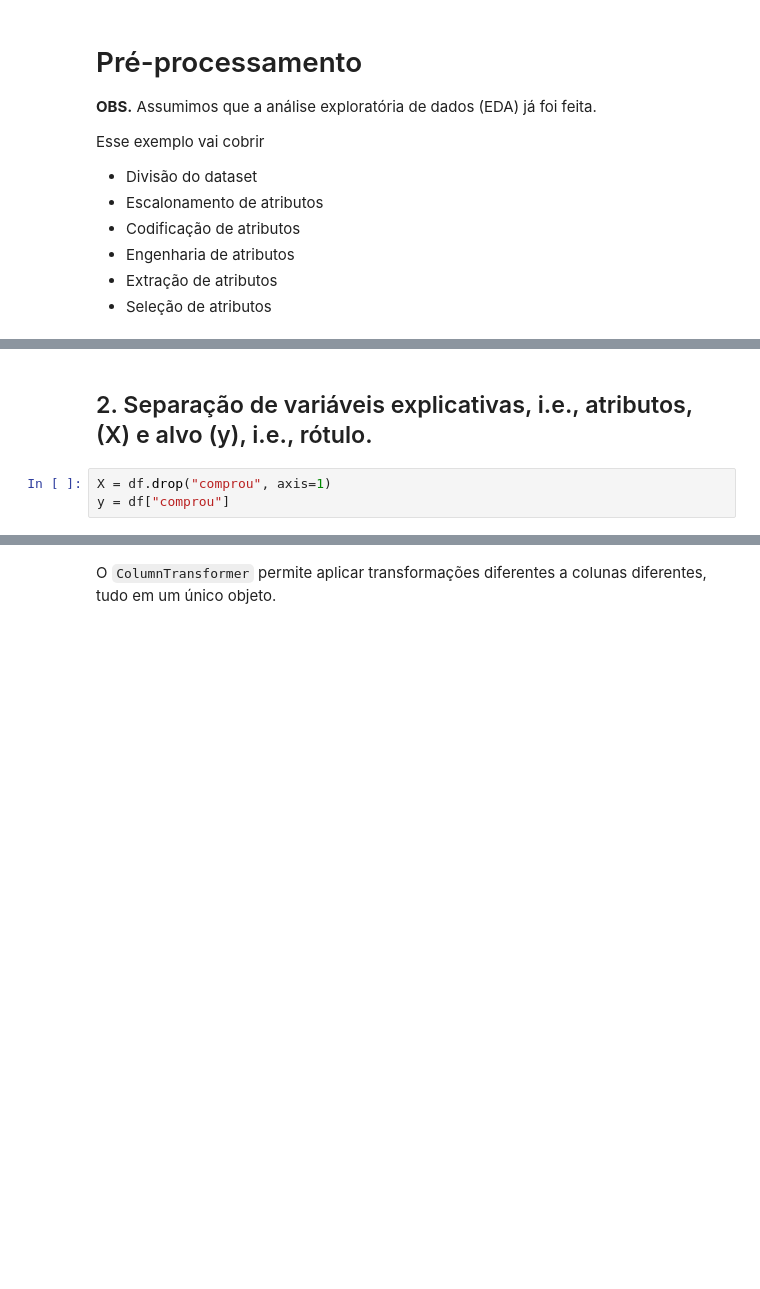
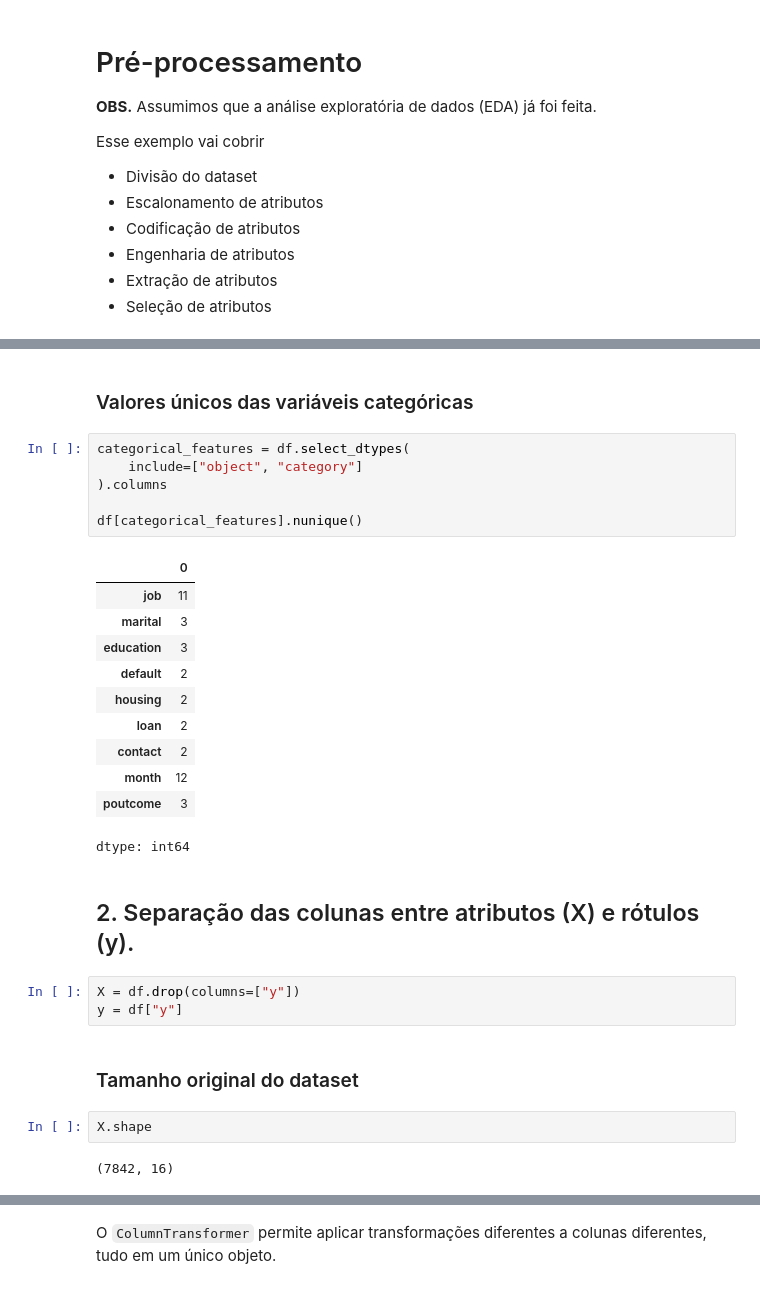
Before and after one commit to zz4fap/c24_inteligencia_artificial, a Jupyter notebook: notebooks/pre_processing.ipynb, the cells around one changed output, grey strips where cells are left out. Cells and saved outputs as stored; diff of their text form; blank space fills up the shorter version.

```diff
--- a/notebooks/pre_processing.ipynb
+++ b/notebooks/pre_processing.ipynb
@@ -45,6 +43,32 @@ df
+# %% [markdown]
+### Valores únicos das variáveis categóricas
+# %%
+categorical_features = df.select_dtypes(
+    include=["object", "category"]
+).columns
+
+df[categorical_features].nunique()
+# %% [output]
+|  | 0 |
+| job | 11 |
+| marital | 3 |
+| education | 3 |
+| default | 2 |
+| housing | 2 |
+| loan | 2 |
+| contact | 2 |
+| month | 12 |
+| poutcome | 3 |
+dtype: int64
 # %% [markdown]
-## 2. Separação de variáveis explicativas, i.e., atributos, (X) e alvo (y), i.e., rótulo.
+## 2. Separação das colunas entre atributos (X) e rótulos (y).
 # %%
-X = df.drop("comprou", axis=1)
-y = df["comprou"]
+X = df.drop(columns=["y"])
+y = df["y"]
+# %% [markdown]
+### Tamanho original do dataset
+# %%
+X.shape
+# %% [output]
+(7842, 16)
 # %% [markdown]
```
Also changed, not shown: parts of 41 cells of this notebook.
